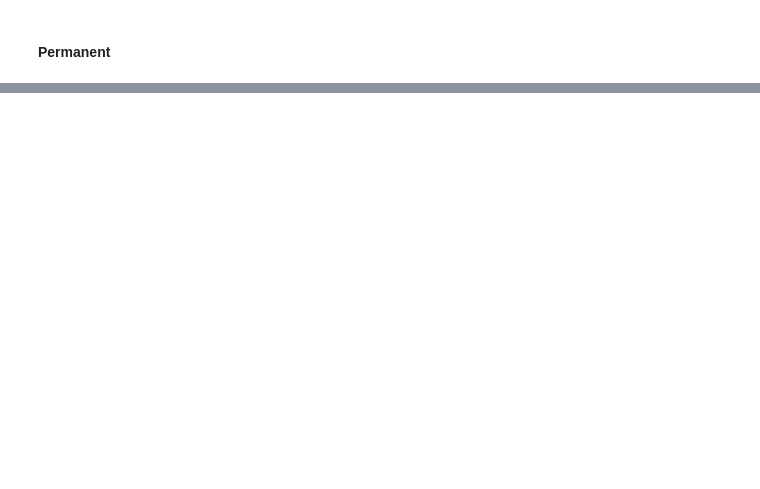
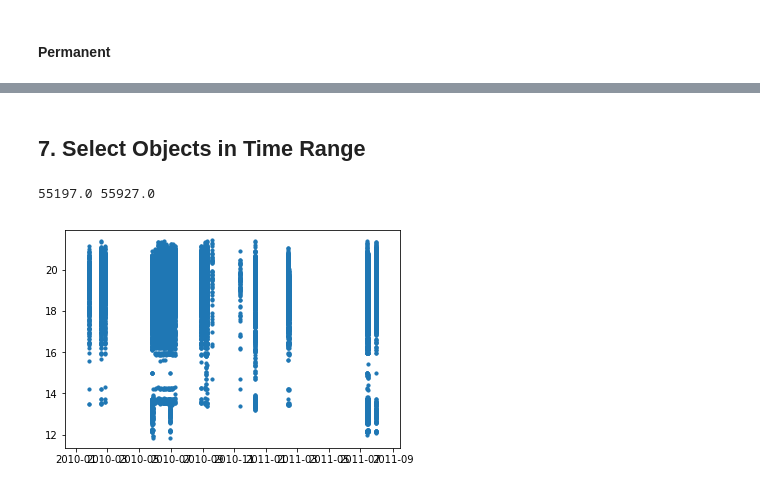
Before and after one commit to diegoalejogm/transient-recognition-lsst, a Jupyter notebook: notebooks/PTF/PTF Light Curves Download and Exploration .ipynb, the cells around one changed output, grey strips where cells are left out. Drawn from its saved outputs; the diff is of its cells as text; code cells hidden in the pictures; blank space fills up the shorter version.

```diff
--- a/notebooks/PTF/PTF Light Curves Download and Exploration .ipynb
+++ b/notebooks/PTF/PTF Light Curves Download and Exploration .ipynb
@@ -67,0 +188,23 @@ iplot([transient_lighcurve_scatter, permanent_lighcurve_scatter])
+# %% [markdown]
+## 7. Select Objects in Time Range
+# %%
+best_start_datetime = datetime.datetime(2010, 1, 1)
+best_end_datetime = datetime.datetime(2012, 1, 1)
+
+best_start_mjd = time.datetime_to_mjd(best_start_datetime)
+best_end_mjd = time.datetime_to_mjd(best_end_datetime)
+
+print(best_start_mjd, best_end_mjd)
+# %% [output]
+55197.0 55927.0
+# %%
+best_transient_light_curves_query = (transient_light_curves_df['obsmjd'] >= best_start_mjd) & (transient_light_curves_df['obsmjd'] <= best_end_mjd)
+
+best_permanent_light_curves_query = (permanent_light_curves_df['obsmjd'] >= best_start_mjd) & (permanent_light_curves_df['obsmjd'] <= best_end_mjd)
+# %%
+best_transient_light_curves_df = transient_light_curves_df[best_transient_light_curves_query]
+best_permanent_light_curves_df = permanent_light_curves_df[best_permanent_light_curves_query]
+# %%
+visualize.light_curve_scatter(best_transient_light_curves_df, marker_size=10)
+# %% [output]
+[figure, added]
```
Also changed, not shown: parts of 33 cells of this notebook, 7 other files.
